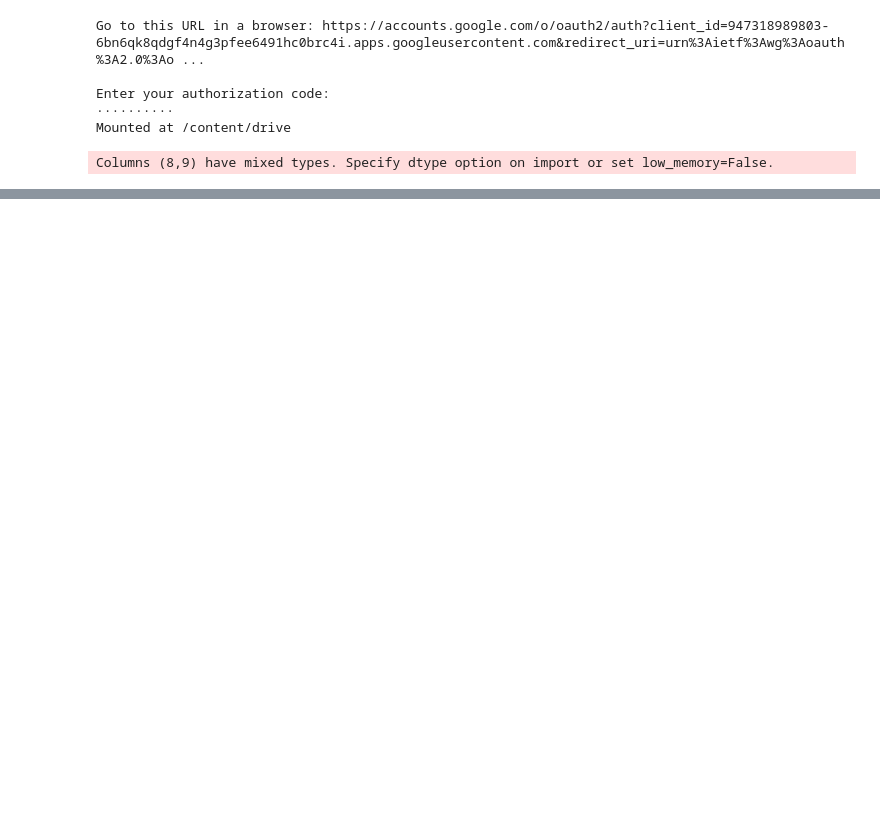
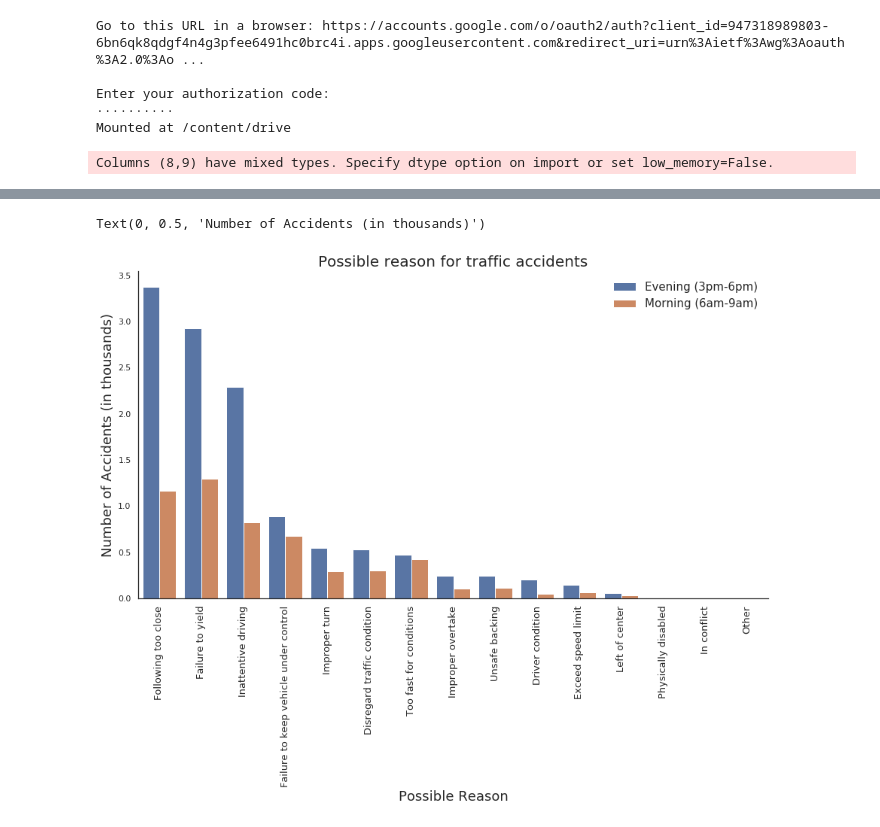
Before and after one commit to TongkaiYang/Vision-Zero-Madison, a Jupyter notebook: CS_638_weekly_plots_(10_10).ipynb, the cells around one changed output, grey strips where cells are left out. Drawn from its saved outputs; the diff is of its cells as text; code cells hidden in the pictures; blank space fills up the shorter version.

```diff
--- a/CS_638_weekly_plots_(10_10).ipynb
+++ b/CS_638_weekly_plots_(10_10).ipynb
@@ -26,0 +29,65 @@ Columns (8,9) have mixed types. Specify dtype option on import or set low_memory
+# %%
+raw_df['ACCDDATE'] = pd.to_datetime(raw_df['ACCDDATE'])
+week = [x.weekday() + 1 for x in raw_df['ACCDDATE']]
+week_flag = ['weekday' if x >= 1 and x <= 5 else 'weekend' for x in week]
+raw_df['week_flag'] = week_flag
+mrng_rush = raw_df[(raw_df['NTFYHOUR'] >= 6) & (raw_df['NTFYHOUR'] <= 9) & (raw_df['week_flag'] == 'weekday')].copy()
+even_rush = raw_df[(raw_df['NTFYHOUR'] >= 15) & (raw_df['NTFYHOUR'] <= 18) & (raw_df['week_flag'] == 'weekday')].copy()
+def possible_reason(df):
+  reason = {'DC':0, 'DIS':0,'DTC':0, 'FTC':0, 'FTY':0, 'FVC':0,
+            'IC':0,'ID':0,'IO':0,'IT':0,'LOC':0,'OTR':0,'SPD':0,'TFC':0,'UB':0}
+  for i in range(df.shape[0]):
+    if 'DC' in df['DRVRPC1'][i]:
+      reason['DC'] += 1
+    if 'DIS' in df['DRVRPC1'][i]:
+      reason['DIS'] += 1
+    if 'DTC' in df['DRVRPC1'][i]:
+      reason['DTC'] += 1
+    if 'FTC' in df['DRVRPC1'][i]:
+      reason['FTC'] += 1
+    if 'FTY' in df['DRVRPC1'][i]:
+      reason['FTY'] += 1
+    if 'FVC' in df['DRVRPC1'][i]:
+      reason['FVC'] += 1
+    if 'IC' in df['DRVRPC1'][i]:
+      reason['IC'] += 1
+    if 'ID' in df['DRVRPC1'][i]:
+      reason['ID'] += 1
+    if 'IO' in df['DRVRPC1'][i]:
+      reason['IO'] += 1
+    if 'IT' in df['DRVRPC1'][i]:
+      reason['IT'] += 1
+    if 'LOC' in df['DRVRPC1'][i]:
+      reason['LOC'] += 1
+    if 'OTR' in df['DRVRPC1'][i]:
+      reason['OTR'] += 1
+    if 'SPD' in df['DRVRPC1'][i]:
+      reason['SPD'] += 1
+    if 'TFC' in df['DRVRPC1'][i]:
+      reason['TFC'] += 1
+    if 'UB' in df['DRVRPC1'][i]:
+      reason['UB'] += 1
+  return reason
+mrng_reason = pd.DataFrame.from_dict(possible_reason(mrng_rush.dropna(subset = ['DRVRPC1']).reset_index(drop = True)), orient = 'index', columns = ['mrng'])
+even_reason = pd.DataFrame.from_dict(possible_reason(even_rush.dropna(subset = ['DRVRPC1']).reset_index(drop = True)), orient = 'index', columns = ['even'])
+rush_reason = pd.concat([mrng_reason, even_reason], axis=1).reset_index()
+rush_reason = pd.melt(rush_reason, id_vars = 'index', var_name = 'rush_hour', value_name = 'accd_num')
+rush_reason['accd_num'] = rush_reason['accd_num'] / 1000
+rush_reason = rush_reason.sort_values(by = ['accd_num'], ascending = False)
+plt.figure(figsize = (15,8))
+rush_reason_plt = sns.barplot(x='index', y='accd_num', hue='rush_hour', data=rush_reason)
+rush_reason_plt.set_xticklabels(['Following too close', 'Failure to yield', 'Inattentive driving',
+                                 'Failure to keep vehicle under control', 'Improper turn', 'Disregard traffic condition',
+                                 'Too fast for conditions', 'Improper overtake', 'Unsafe backing',
+                                 'Driver condition', 'Exceed speed limit', 'Left of center', 'Physically disabled',
+                                 'In conflict', 'Other'], rotation = 90, fontsize = 13)
+rush_reason_leg = rush_reason_plt.get_legend_handles_labels()[0]
+rush_reason_plt.legend(rush_reason_leg, ['Evening (3pm-6pm)', 'Morning (6am-9am)'], title='', frameon = False, loc='upper right', prop={'size': 15})
+rush_reason_plt.spines['right'].set_visible(False)
+rush_reason_plt.spines['top'].set_visible(False)
+rush_reason_plt.set_title('Possible reason for traffic accidents', fontsize = 20)
+rush_reason_plt.set_xlabel('Possible Reason', fontsize = 18)
+rush_reason_plt.set_ylabel('Number of Accidents (in thousands)', fontsize = 18)
+# %% [output]
+Text(0, 0.5, 'Number of Accidents (in thousands)')
+[figure, added]
```
Also changed, not shown: parts of 6 cells of this notebook.
